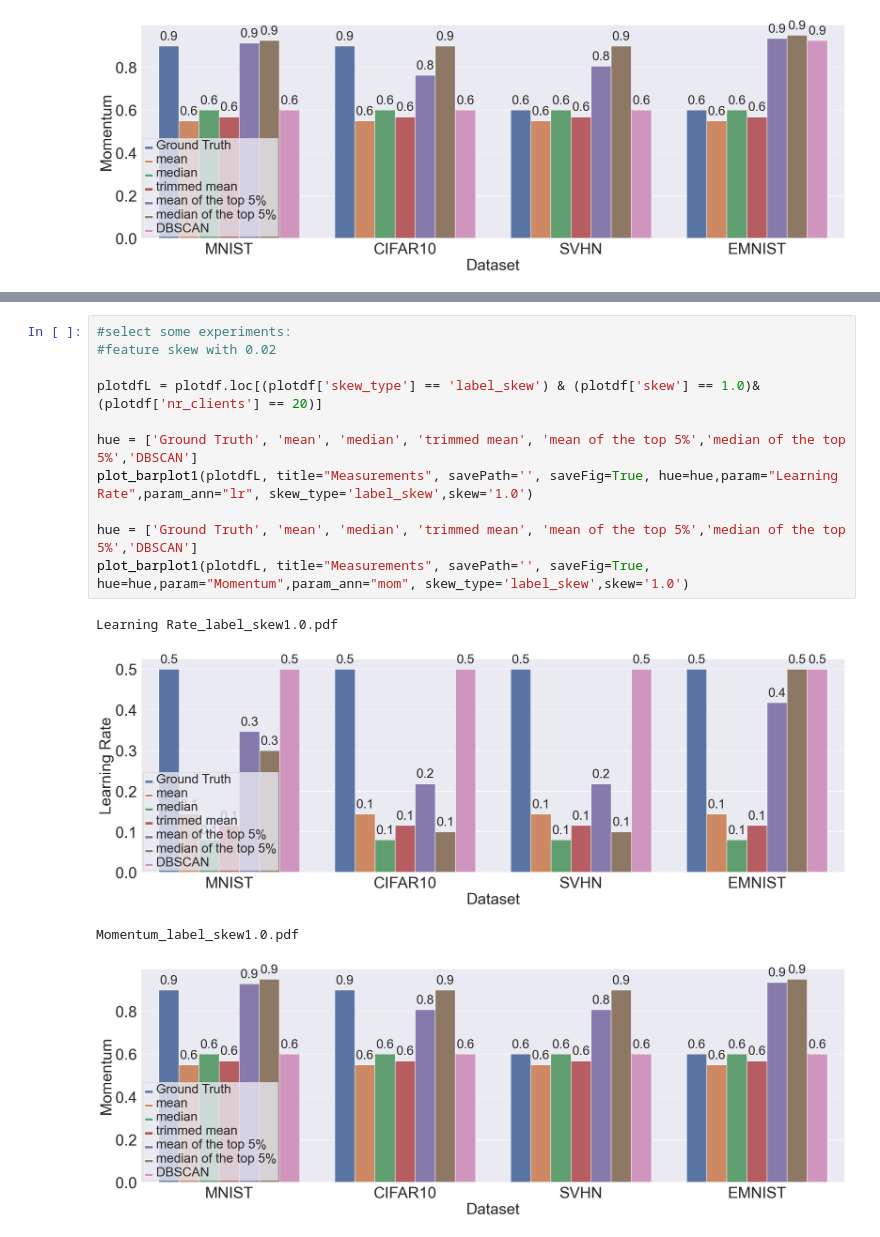
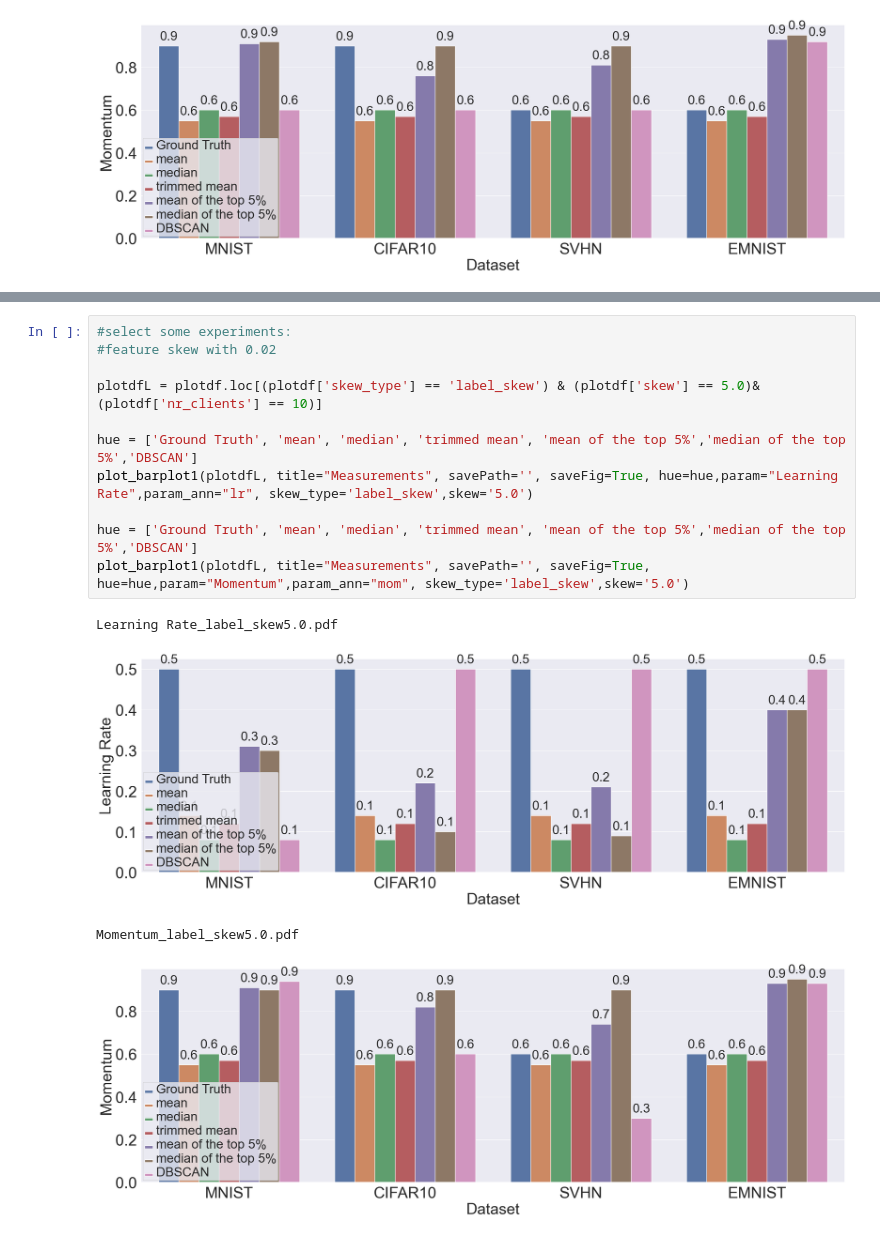
Before and after one commit to sinemsav/hyperparams, a Jupyter notebook: non_IID_setting/results_aggregation/measurements.ipynb, the cells around one changed output, grey strips where cells are left out. Cells and saved outputs as stored; diff of their text form.

```diff
--- a/non_IID_setting/results_aggregation/measurements.ipynb
+++ b/non_IID_setting/results_aggregation/measurements.ipynb
@@ -242,16 +242,16 @@ Momentum_qty_skew2.0.pdf
 # %%
 #select some experiments:
 #feature skew with 0.02
 
-plotdfL = plotdf.loc[(plotdf['skew_type'] == 'label_skew') & (plotdf['skew'] == 1.0)& (plotdf['nr_clients'] == 20)]
+plotdfL = plotdf.loc[(plotdf['skew_type'] == 'label_skew') & (plotdf['skew'] == 5.0)& (plotdf['nr_clients'] == 10)]
 
 hue = ['Ground Truth', 'mean', 'median', 'trimmed mean', 'mean of the top 5%','median of the top 5%','DBSCAN']
-plot_barplot1(plotdfL, title="Measurements", savePath='', saveFig=True, hue=hue,param="Learning Rate",param_ann="lr", skew_type='label_skew',skew='1.0')
+plot_barplot1(plotdfL, title="Measurements", savePath='', saveFig=True, hue=hue,param="Learning Rate",param_ann="lr", skew_type='label_skew',skew='5.0')
 
 hue = ['Ground Truth', 'mean', 'median', 'trimmed mean', 'mean of the top 5%','median of the top 5%','DBSCAN']
-plot_barplot1(plotdfL, title="Measurements", savePath='', saveFig=True, hue=hue,param="Momentum",param_ann="mom", skew_type='label_skew',skew='1.0')
+plot_barplot1(plotdfL, title="Measurements", savePath='', saveFig=True, hue=hue,param="Momentum",param_ann="mom", skew_type='label_skew',skew='5.0')
 # %% [output]
-Learning Rate_label_skew1.0.pdf
+Learning Rate_label_skew5.0.pdf
-[figure, old version]
+[figure, new version]
-Momentum_label_skew1.0.pdf
+Momentum_label_skew5.0.pdf
-[figure, old version]
+[figure, new version]
```
Also changed, not shown: parts of 11 cells of this notebook, 31 other files.
